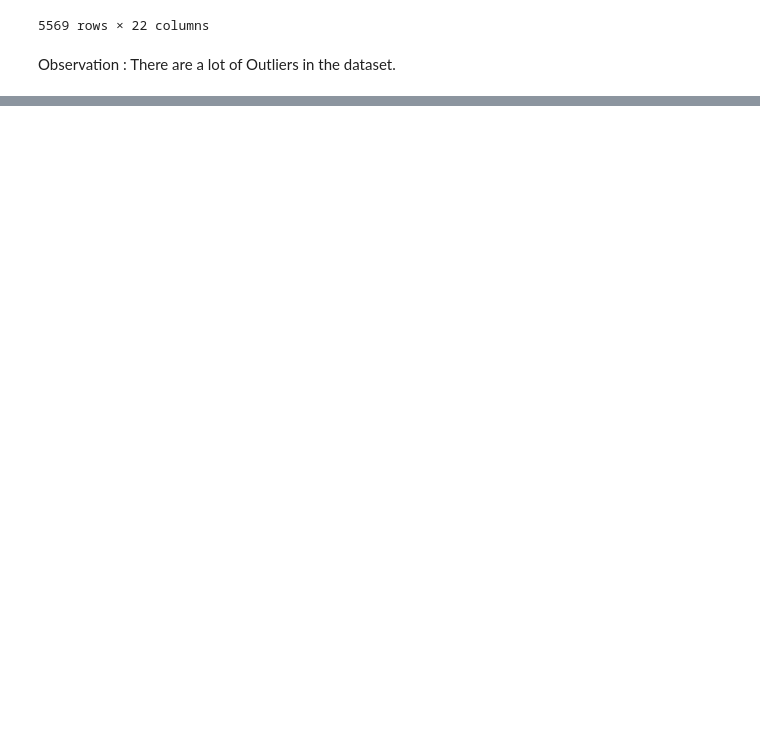
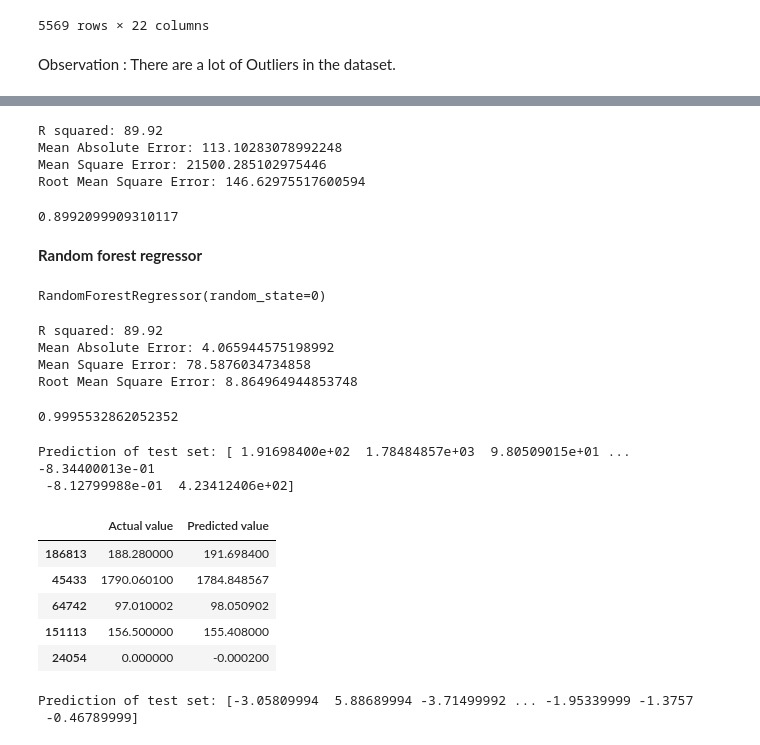
Before and after one commit to madhumitafilos/Collab, a Jupyter notebook: Madhumita_LinearRegression_Intermediate_v2.ipynb, the cells around one changed output, grey strips where cells are left out. Drawn from its saved outputs; the diff is of its cells as text; code cells hidden in the pictures; blank space fills up the shorter version.

```diff
--- a/Madhumita_LinearRegression_Intermediate_v2.ipynb
+++ b/Madhumita_LinearRegression_Intermediate_v2.ipynb
@@ -245,0 +267,74 @@ Observation : There are a lot of Outliers in the dataset.
+# %%
+percentiles = wind_DS['active_power'].quantile([0.01,0.99]).values
+wind_DS['active_power'] = np.clip(wind_DS['active_power'],percentiles[0],percentiles[1])
+X = wind_DS[['pitch_angle','reactive_power','nacelle_temp','wind_speed_avg','rotor_angular_velocity']]
+y = wind_DS['active_power']
+train_X, test_X, train_y, test_y = train_test_split(X, y, test_size = 0.3, random_state = 100)
+wind_lr = LinearRegression()
+wind_lr.fit(train_X,train_y)
+y_predict = wind_lm.predict(test_X)
+meanAbErr = metrics.mean_absolute_error(test_y, y_predict)
+meanSqErr = metrics.mean_squared_error(test_y, y_predict)
+rootMeanSqErr = np.sqrt(metrics.mean_squared_error(test_y, y_predict))
+print('R squared: {:.2f}'.format(wind_lr.score(X,y)*100))
+print('Mean Absolute Error:', meanAbErr)
+print('Mean Square Error:', meanSqErr)
+print('Root Mean Square Error:', rootMeanSqErr)
+wind_lr.score(X,y)
+# %% [output]
+R squared: 89.92
+Mean Absolute Error: 113.10283078992248
+Mean Square Error: 21500.285102975446
+Root Mean Square Error: 146.62975517600594
+0.8992099909310117
+# %% [markdown]
+**Random forest regressor**
+# %%
+wind_RF= RandomForestRegressor(n_estimators=100, random_state=0)
+wind_RF.fit(X,y)
+# %% [output]
+RandomForestRegressor(random_state=0)
+# %%
+train_X, test_X, train_y, test_y = train_test_split(X, y, test_size = 0.3, random_state = 100)
+y_predict = wind_RF.predict(test_X)
+meanAbErr = metrics.mean_absolute_error(test_y, y_predict)
+meanSqErr = metrics.mean_squared_error(test_y, y_predict)
+rootMeanSqErr = np.sqrt(metrics.mean_squared_error(test_y, y_predict))
+print('R squared: {:.2f}'.format(wind_lr.score(X,y)*100))
+print('Mean Absolute Error:', meanAbErr)
+print('Mean Square Error:', meanSqErr)
+print('Root Mean Square Error:', rootMeanSqErr)
+wind_RF.score(X,y)
+# %% [output]
+R squared: 89.92
+Mean Absolute Error: 4.065944575198992
+Mean Square Error: 78.5876034734858
+Root Mean Square Error: 8.864964944853748
+0.9995532862052352
+# %%
+#Predicted values for the test data set
+print("Prediction of test set: {}".format(y_predict))
+wind_regr_dif = pd.DataFrame({"Actual value":test_y, "Predicted value":y_predict})
+wind_regr_dif.head()
+# %% [output]
+Prediction of test set: [ 1.91698400e+02  1.78484857e+03  9.80509015e+01 ... -8.34400013e-01
+ -8.12799988e-01  4.23412406e+02]
+|  | Actual value | Predicted value |
+| 186813 | 188.280000 | 191.698400 |
+| 45433 | 1790.060100 | 1784.848567 |
+| 64742 | 97.010002 | 98.050902 |
+| 151113 | 156.500000 | 155.408000 |
+| 24054 | 0.000000 | -0.000200 |
+# %%
+#Prediction of test set
+#Reading test data file
+test_data = pd.read_csv('/content/drive/MyDrive/test_data.csv')
+#Taking only a subset of columns for test data in the dataframe
+test_data_X = test_data[['pitch_angle','reactive_power','nacelle_temp','wind_speed_avg','rotor_angular_velocity']]
+#Predicting the actual_power for the test data set
+y_test_data_predict = wind_RF.predict(test_data_X)
+#Predicted values for the test data set
+print("Prediction of test set: {}".format(y_test_data_predict))
+# %% [output]
+Prediction of test set: [-3.05809994  5.88689994 -3.71499992 ... -1.95339999 -1.3757
+ -0.46789999]
```
Also changed, not shown: parts of 8 cells of this notebook.
